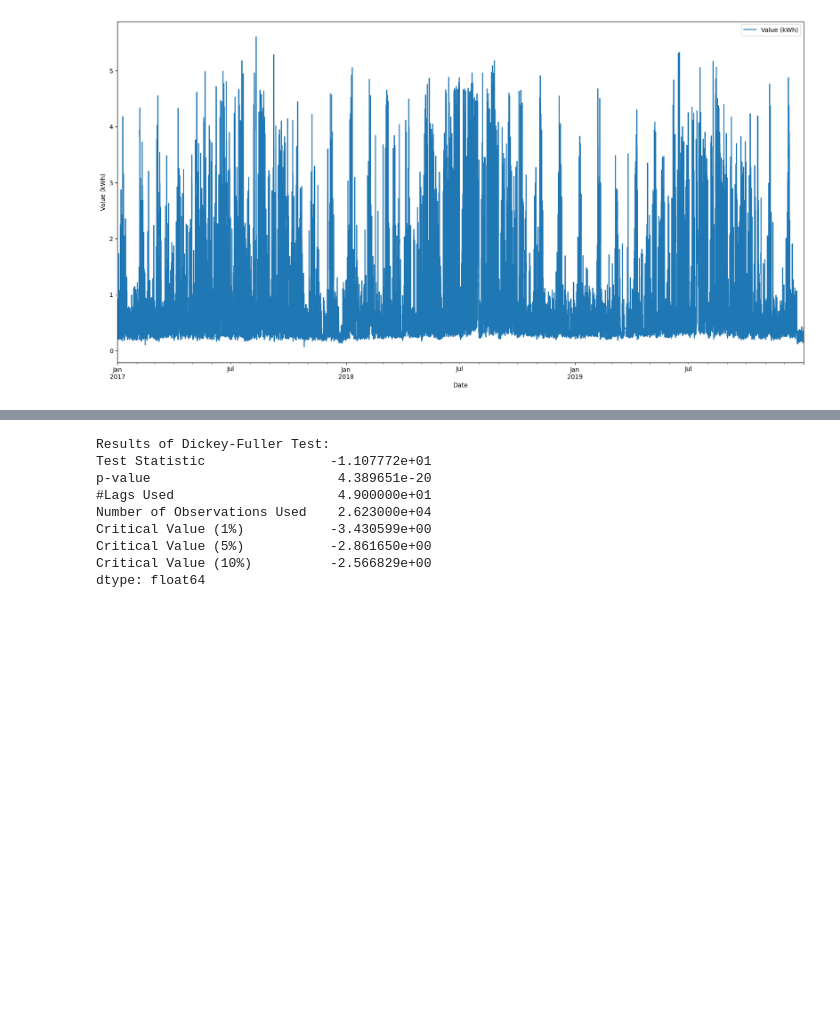
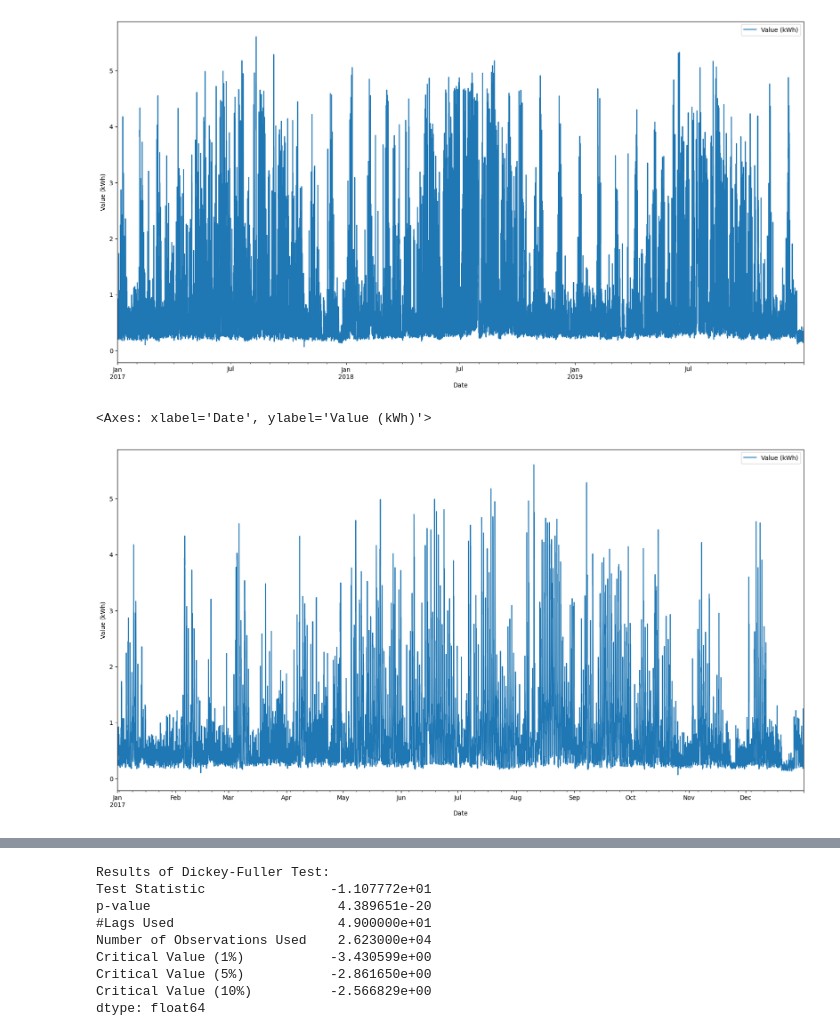
Before and after one commit to earaya1357/Time-Series-Analysis, a Jupyter notebook: TimeSeriesAnalysis.ipynb, the cells around one changed output, grey strips where cells are left out. Cells and saved outputs as stored; diff of their text form; code cells hidden in the pictures; blank space fills up the shorter version.

```diff
--- a/TimeSeriesAnalysis.ipynb
+++ b/TimeSeriesAnalysis.ipynb
@@ -161,3 +172,8 @@ df2.plot.line(x='StartDate', y='Value (kWh)', figsize=(20, 10), xlabel='Date', y
 # %% [output]
 <Axes: xlabel='Date', ylabel='Value (kWh)'>
 [figure]
+# %%
+df2[df2['year']==2017].plot.line(x='StartDate', y='Value (kWh)', figsize=(20, 10), xlabel='Date', ylabel='Value (kWh)')
+# %% [output]
+<Axes: xlabel='Date', ylabel='Value (kWh)'>
+[figure, added]
```
Also changed, not shown: parts of 13 cells of this notebook.
